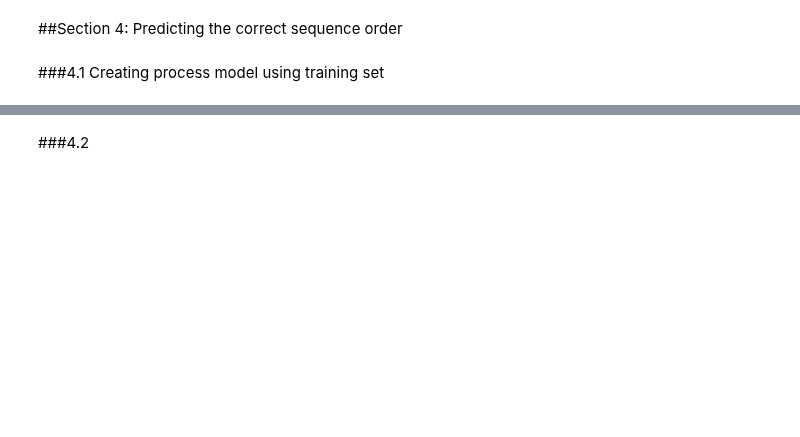
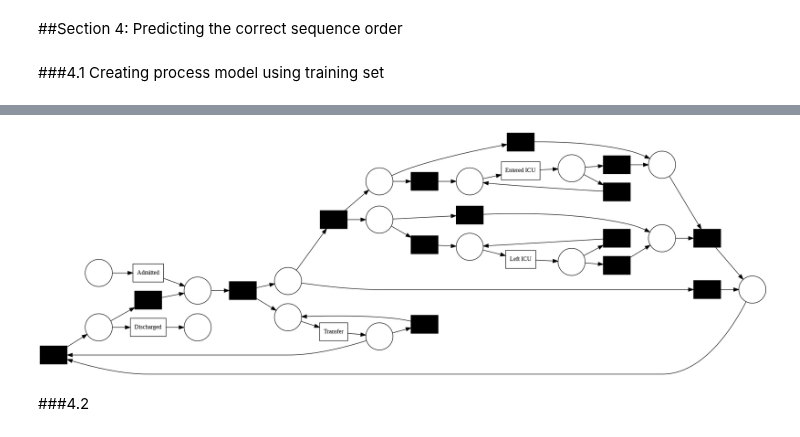
Before and after one commit to adamzbikowski/Process-Mining-Dissertation, a Jupyter notebook: timestamp_pipeline.ipynb, the cells around one changed output, grey strips where cells are left out. Saved outputs shown, nothing was run; the diff lists cells and outputs as text; code cells hidden in the pictures; blank space fills up the shorter version.

```diff
--- a/timestamp_pipeline.ipynb
+++ b/timestamp_pipeline.ipynb
@@ -287,2 +328,7 @@ test_x
+# %%
+inductive_net, inductive_im, inductive_fm = pm.discover_petri_net_inductive(train_log)
+pm.view_petri_net(petri_net=inductive_net)
+# %% [output]
+[figure, added]
 # %% [markdown]
 ###4.2
```
Also changed, not shown: parts of 13 cells of this notebook.
